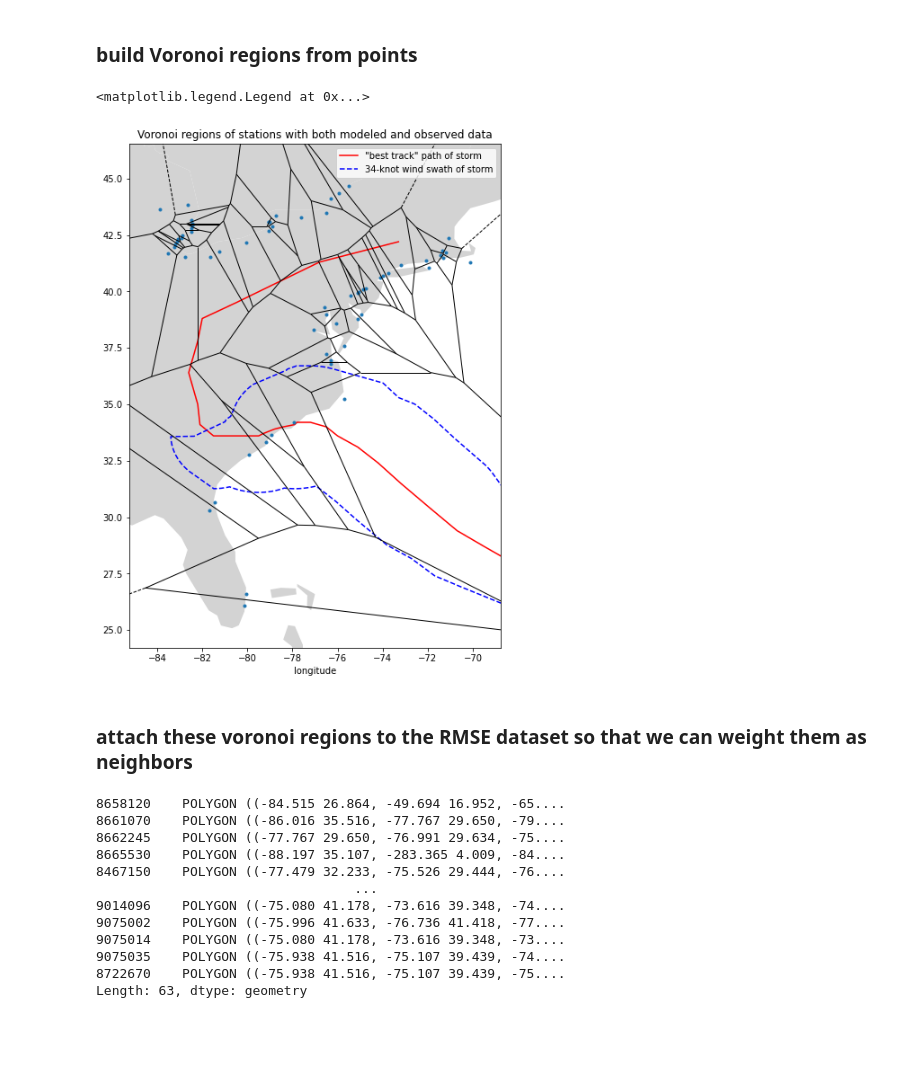
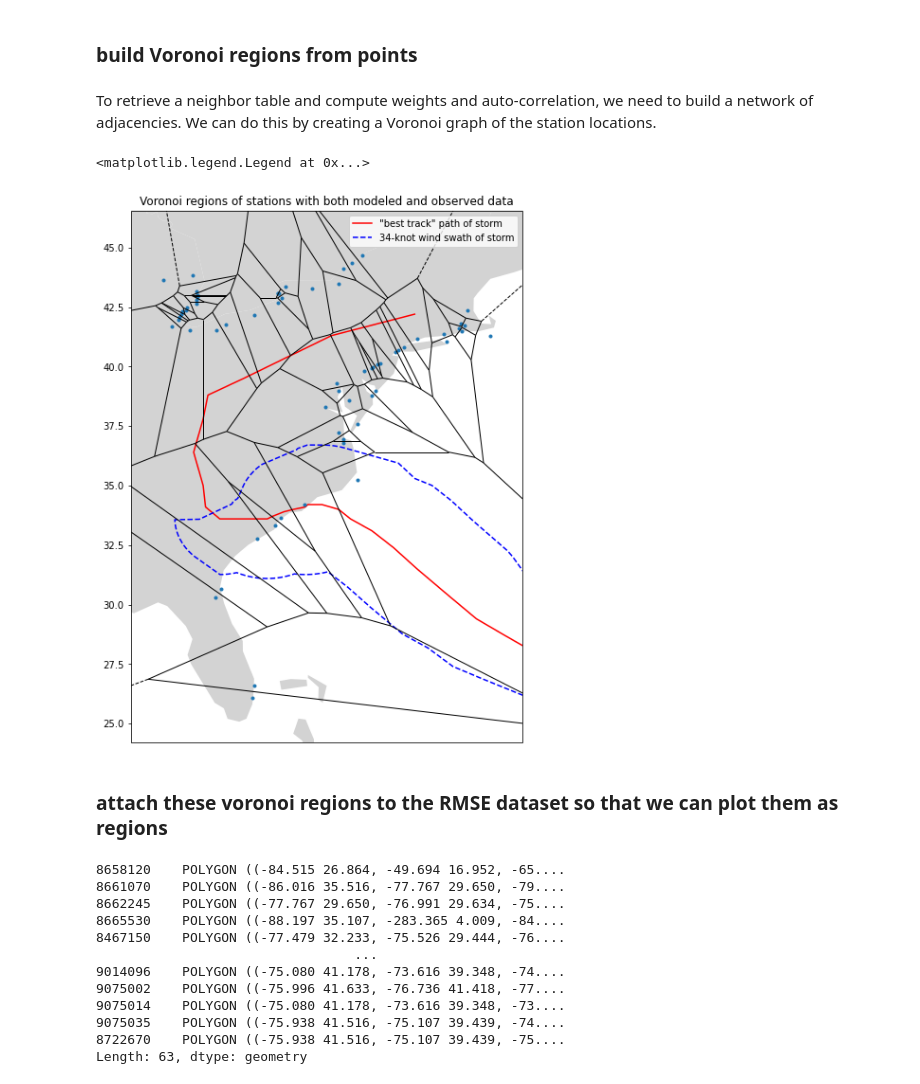
Before and after one commit to zacharyburnett/GEOG606, a Jupyter notebook: final/final_20220503.ipynb, the cells around one changed output. Saved outputs shown, nothing was run; the diff lists cells and outputs as text; code cells hidden in the pictures; blank space fills up the shorter version.

```diff
--- a/final/final_20220503.ipynb
+++ b/final/final_20220503.ipynb
@@ -417,30 +465,32 @@ from scipy.spatial import Voronoi, voronoi_plot_2d
+# %% [markdown]
+To retrieve a neighbor table and compute weights and auto-correlation, we need to build a network of adjacencies. We can do this by creating a Voronoi graph of the station locations.
 # %%
-voronoi_regions = Voronoi(rmse_dataframe[['x', 'y']].values)
+voronoi_regions = Voronoi(numpy.stack((rmse_dataframe.geometry.x, rmse_dataframe.geometry.y), axis=1))
 # %%
 figure = pyplot.figure(figsize=(12 / 1.61803398875, 12))
-axis = figure.add_subplot(1, 1, 1)
+axis = figure.add_subplot(1, 1, 1, projection=crs.Robinson())
 
 countries.plot(color='lightgrey', ax=axis)
 best_track.data.plot.line(x='longitude', y='latitude', c='red', label='"best track" path of storm', ax=axis)
 axis.plot(*wind_swath_34kt.exterior.xy, '--', c='blue', label='34-knot wind swath of storm')
 axis.set_xlim(*stations_bounds[0, :])
 axis.set_ylim(*stations_bounds[1, :])
 
 voronoi_plot_2d(
     voronoi_regions,
     color='darkgrey',
     show_points=True,
     show_vertices=False,
     ax=axis,
 )
 
 axis.set_title('Voronoi regions of stations with both modeled and observed data')
 axis.legend()
 # %% [output]
 <matplotlib.legend.Legend at 0x...>
-[figure, old version]
+[figure, new version]
 # %% [markdown]
-### attach these voronoi regions to the RMSE dataset so that we can weight them as neighbors
+### attach these voronoi regions to the RMSE dataset so that we can plot them as regions
 # %%
 polygons = {}
 for region_index, region in enumerate(voronoi_regions.regions):
```
Also changed, not shown: parts of 67 cells of this notebook.
